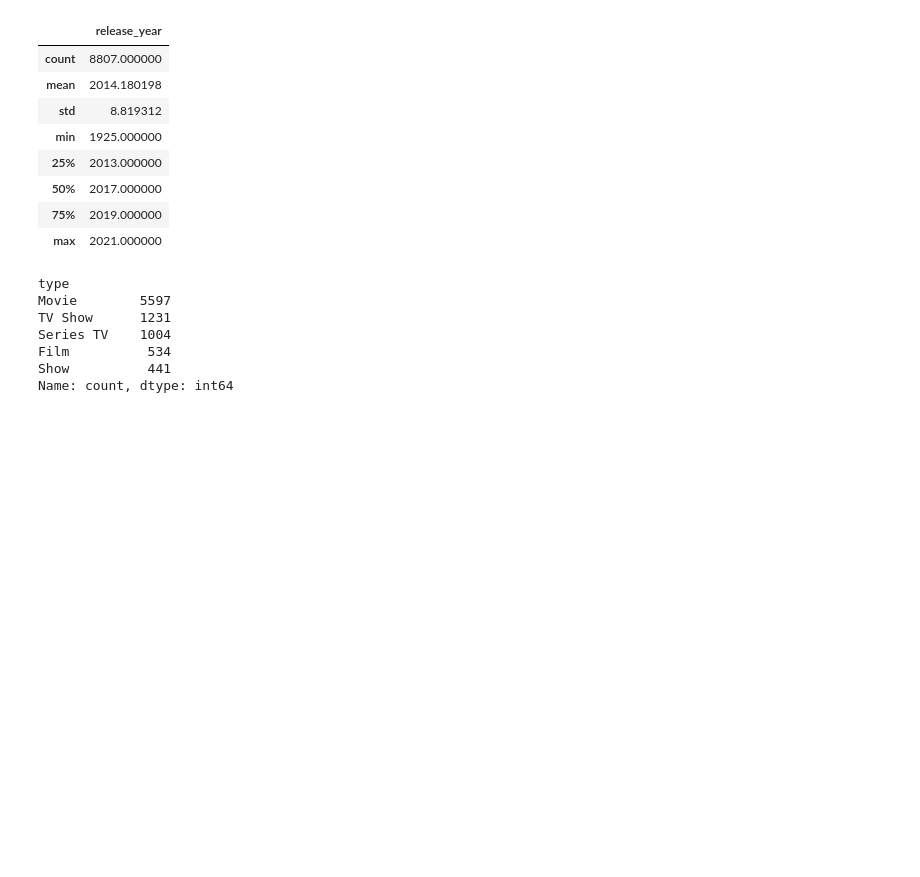
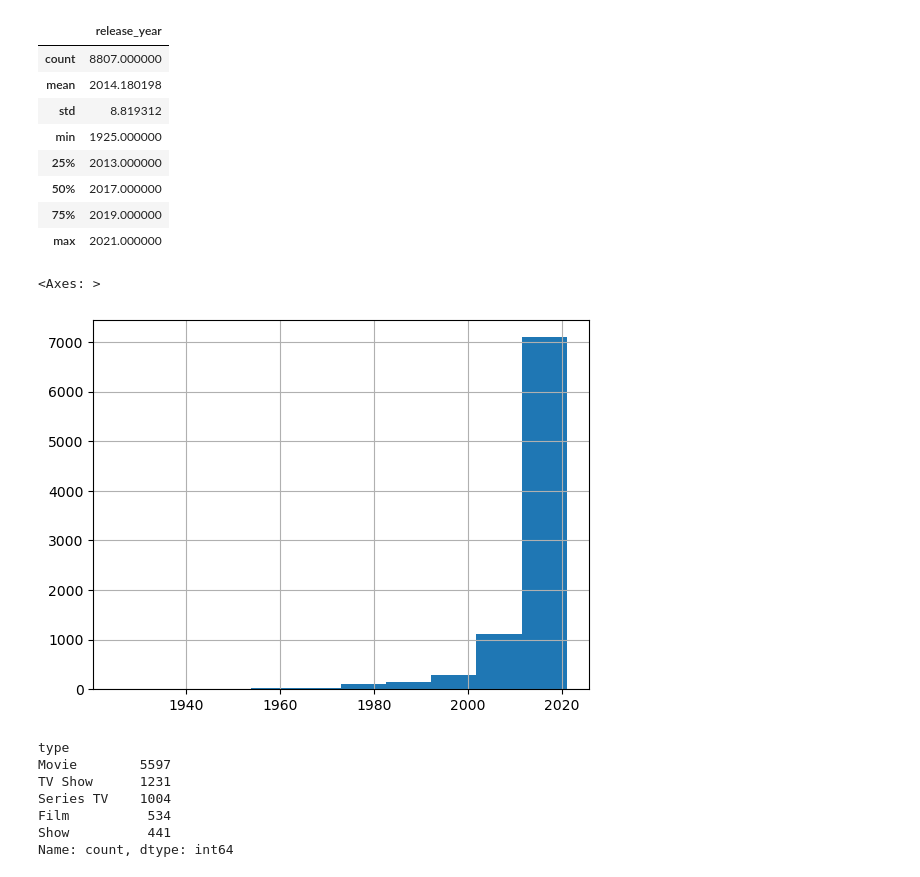
Before and after one commit to CanaryBrianArmas/ONLINE_DS_THEBRIDGE_-Ejercicios-a-corregir, a Jupyter notebook: Sprint_5/Unidad_1/18_Practica_Obligatoria_ETL.ipynb, the cells around one changed output. Saved outputs shown, nothing was run; the diff lists cells and outputs as text; code cells hidden in the pictures; blank space fills up the shorter version.

```diff
--- a/Sprint_5/Unidad_1/18_Practica_Obligatoria_ETL.ipynb
+++ b/Sprint_5/Unidad_1/18_Practica_Obligatoria_ETL.ipynb
@@ -64,6 +72,11 @@ df_peliculas.describe()
 | 50% | 2017.000000 |
 | 75% | 2019.000000 |
 | max | 2021.000000 |
+# %%
+df_peliculas["release_year"].hist()
+# %% [output]
+<Axes: >
+[figure, added]
 # %%
 df_peliculas["type"].value_counts(dropna = False)
 # %% [output]
```
Also changed, not shown: parts of 24 cells of this notebook, 5 other files.
